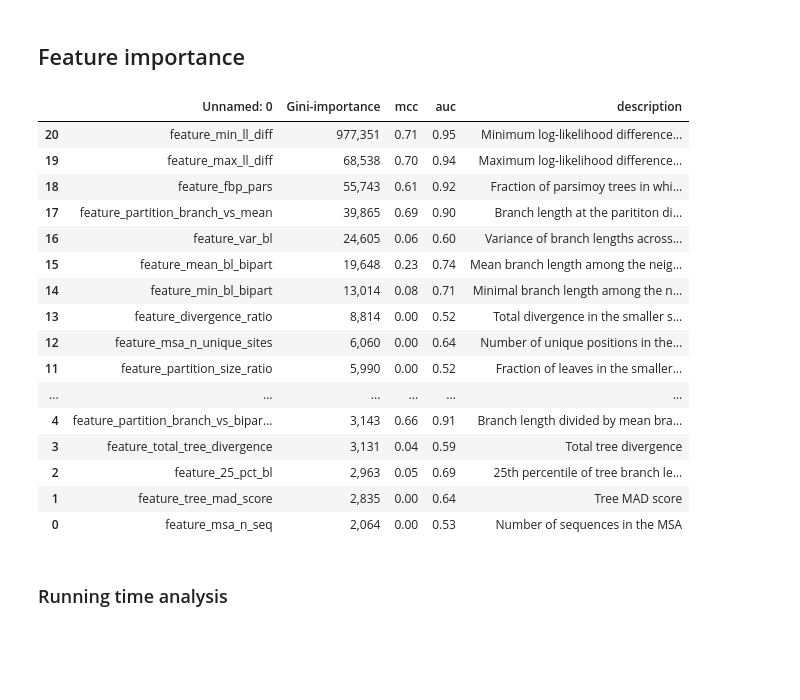
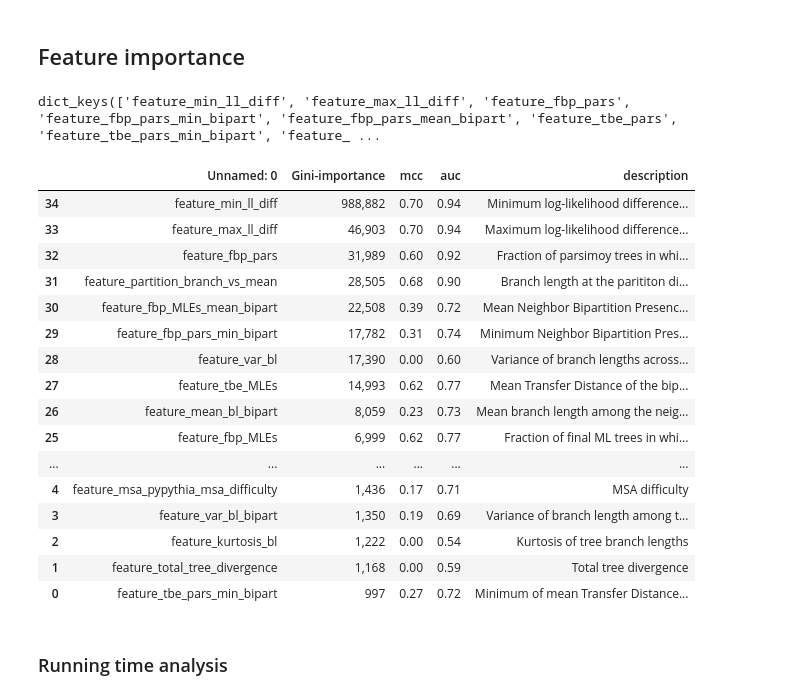
Before and after one commit to noaeker/bootstrap_repo, a Jupyter notebook: python notebooks/Untitled.ipynb, the cells around one changed output. Saved outputs shown, nothing was run; the diff lists cells and outputs as text; code cells hidden in the pictures; blank space fills up the shorter version.

```diff
--- a/python notebooks/Untitled.ipynb
+++ b/python notebooks/Untitled.ipynb
@@ -176,10 +213,20 @@ translation_dict = {
     "feature_max_ll_diff": "Maximum log-likelihood difference between an NNI neighbor near the split and current tree",
 
     'feature_fbp_pars': "Fraction of parsimoy trees in which the bipartition exists",
-    'feature_tbe_pars': "Mean transfer distance of the bipartition across parsimoy trees",
+    'feature_fbp_pars_min_bipart': "Minimum Neighbor Bipartition Presence Ratio across parsimony trees",
+    'feature_fbp_pars_mean_bipart': "Mean Neighbor Bipartition Presence Ratio across parsimony trees",
+
+    'feature_tbe_pars': "Mean Transfer Distance of the bipartition across parsimoy trees",
+        'feature_tbe_pars_min_bipart': "Minimum of mean Transfer Distance from Neighboring Bipartitions to parsimony Trees",
+    'feature_tbe_pars_mean_bipart': "Overall mean of Transfer Distance from Neighboring Bipartitions to parsimony Trees",
+
+    'feature_tbe_MLEs': "Mean Transfer Distance of the bipartition across final ML trees",
+    'feature_tbe_MLEs_min_bipart': "Minimum of mean Transfer Distance from Neighboring Bipartitions to final ML trees Trees",
+    'feature_tbe_MLEs_mean_bipart': "Mean Neighbor Bipartition Presence Ratio across final ML trees",
+
     'feature_fbp_MLEs': "Fraction of final ML trees in which the bipartition exists",
-    'feature_tbe_MLEs': 'Mean transfer distance of the bipartition across final ML trees',
-
+    'feature_fbp_MLEs_min_bipart': "Minimum Neighbor Bipartition Presence Ratio across final ML trees",
+    'feature_fbp_MLEs_mean_bipart': "Mean Neighbor Bipartition Presence Ratio across final ML trees",
 
     'feature_partition_branch': 'Branch length at the parititon',
     'feature_partition_branch_vs_mean': 'Branch length at the parititon divided by total tree divergence',
@@ -212,6 +259,10 @@ translation_dict = {
     'feature_msa_n_seq': 'Number of sequences in the MSA',
     'feature_msa_pypythia_msa_difficulty': 'MSA difficulty',
 }
+# %%
+translation_dict.keys()
+# %% [output]
+dict_keys(['feature_min_ll_diff', 'feature_max_ll_diff', 'feature_fbp_pars', 'feature_fbp_pars_min_bipart', 'feature_fbp_pars_mean_bipart', 'feature_tbe_pars', 'feature_tbe_pars_min_bipart', 'feature_ ...
 # %%
 main_results_path = '/Users/noa/Workspace/bootstrap_results/remote_results/ML_results'
 iqtree_vi = iqtree_refs['feature_importance'].copy()
@@ -238,25 +289,25 @@ fasttree_vi['Gini-importance'] = fasttree_vi.apply(lambda x: "{:,}".format(x['Gi
 fasttree_vi = fasttree_vi.round(2)
 fasttree_vi[["description","Gini-importance","auc","mcc"]].to_csv(os.path.join(main_results_path,'fasttree/vi_text.tsv'), sep='\t')
 # %%
-iqtree_vi
+raxml_vi
 # %% [output]
 |  | Unnamed: 0 | Gini-importance | mcc | auc | description |
-| 20 | feature_min_ll_diff | 977,351 | 0.71 | 0.95 | Minimum log-likelihood difference... |
-| 19 | feature_max_ll_diff | 68,538 | 0.70 | 0.94 | Maximum log-likelihood difference... |
-| 18 | feature_fbp_pars | 55,743 | 0.61 | 0.92 | Fraction of parsimoy trees in whi... |
-| 17 | feature_partition_branch_vs_mean | 39,865 | 0.69 | 0.90 | Branch length at the parititon di... |
-| 16 | feature_var_bl | 24,605 | 0.06 | 0.60 | Variance of branch lengths across... |
-| 15 | feature_mean_bl_bipart | 19,648 | 0.23 | 0.74 | Mean branch length among the neig... |
-| 14 | feature_min_bl_bipart | 13,014 | 0.08 | 0.71 | Minimal branch length among the n... |
-| 13 | feature_divergence_ratio | 8,814 | 0.00 | 0.52 | Total divergence in the smaller s... |
-| 12 | feature_msa_n_unique_sites | 6,060 | 0.00 | 0.64 | Number of unique positions in the... |
-| 11 | feature_partition_size_ratio | 5,990 | 0.00 | 0.52 | Fraction of leaves in the smaller... |
+| 34 | feature_min_ll_diff | 988,882 | 0.70 | 0.94 | Minimum log-likelihood difference... |
+| 33 | feature_max_ll_diff | 46,903 | 0.70 | 0.94 | Maximum log-likelihood difference... |
+| 32 | feature_fbp_pars | 31,989 | 0.60 | 0.92 | Fraction of parsimoy trees in whi... |
+| 31 | feature_partition_branch_vs_mean | 28,505 | 0.68 | 0.90 | Branch length at the parititon di... |
+| 30 | feature_fbp_MLEs_mean_bipart | 22,508 | 0.39 | 0.72 | Mean Neighbor Bipartition Presenc... |
+| 29 | feature_fbp_pars_min_bipart | 17,782 | 0.31 | 0.74 | Minimum Neighbor Bipartition Pres... |
+| 28 | feature_var_bl | 17,390 | 0.00 | 0.60 | Variance of branch lengths across... |
+| 27 | feature_tbe_MLEs | 14,993 | 0.62 | 0.77 | Mean Transfer Distance of the bip... |
+| 26 | feature_mean_bl_bipart | 8,059 | 0.23 | 0.73 | Mean branch length among the neig... |
+| 25 | feature_fbp_MLEs | 6,999 | 0.62 | 0.77 | Fraction of final ML trees in whi... |
 | ... | ... | ... | ... | ... | ... |
-| 4 | feature_partition_branch_vs_bipar... | 3,143 | 0.66 | 0.91 | Branch length divided by mean bra... |
-| 3 | feature_total_tree_divergence | 3,131 | 0.04 | 0.59 | Total tree divergence |
-| 2 | feature_25_pct_bl | 2,963 | 0.05 | 0.69 | 25th percentile of tree branch le... |
-| 1 | feature_tree_mad_score | 2,835 | 0.00 | 0.64 | Tree MAD score |
-| 0 | feature_msa_n_seq | 2,064 | 0.00 | 0.53 | Number of sequences in the MSA |
+| 4 | feature_msa_pypythia_msa_difficulty | 1,436 | 0.17 | 0.71 | MSA difficulty |
+| 3 | feature_var_bl_bipart | 1,350 | 0.19 | 0.69 | Variance of branch length among t... |
+| 2 | feature_kurtosis_bl | 1,222 | 0.00 | 0.54 | Kurtosis of tree branch lengths |
+| 1 | feature_total_tree_divergence | 1,168 | 0.00 | 0.59 | Total tree divergence |
+| 0 | feature_tbe_pars_min_bipart | 997 | 0.27 | 0.72 | Minimum of mean Transfer Distance... |
 # %% [markdown]
 ### Running time analysis
 # %%
```
Also changed, not shown: parts of 3 cells of this notebook, 3 other files.
